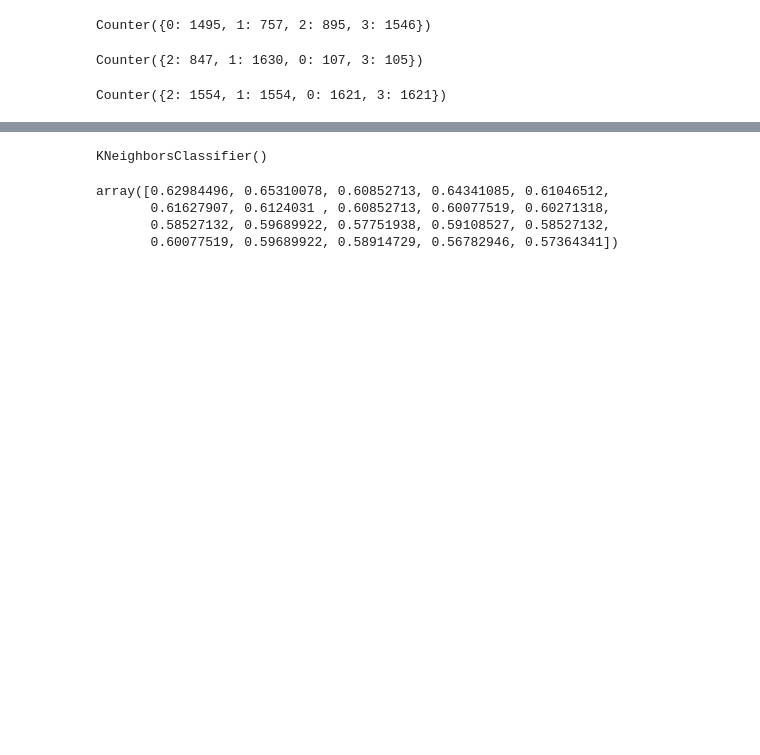
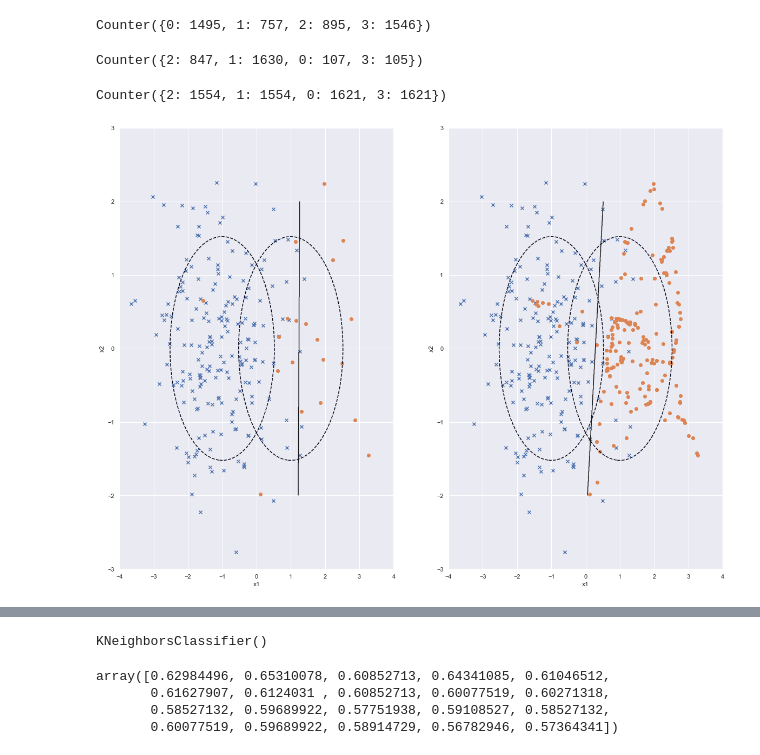
Before and after one commit to hsyliark/Envieonmental_Statistics_with_R, a Jupyter notebook: 논문데이터분석(퇴적물측정망)/Python code/퇴적물측정망 오염 기준 분류(231006).ipynb, the cells around one changed output, grey strips where cells are left out. Cells and saved outputs as stored; diff of their text form; code cells hidden in the pictures; blank space fills up the shorter version.

```diff
--- a/논문데이터분석(퇴적물측정망)/Python code/퇴적물측정망 오염 기준 분류(231003).ipynb
+++ b/논문데이터분석(퇴적물측정망)/Python code/퇴적물측정망 오염 기준 분류(231006).ipynb
@@ -170,0 +229,11 @@ Counter({2: 1554, 1: 1554, 0: 1621, 3: 1621})
+# %%
+# SMOTE
+X_samp, y_samp = SMOTE(random_state=5790).fit_resample(X_imb, y_imb)
+
+plt.subplot(121)
+classification_result2(X_imb, y_imb)
+plt.subplot(122)
+model_samp = classification_result2(X_samp, y_samp)
+plt.savefig('SMOTE.png')
+# %% [output]
+[figure, added]
```
Also changed, not shown: parts of 20 cells of this notebook, 24 other files.
